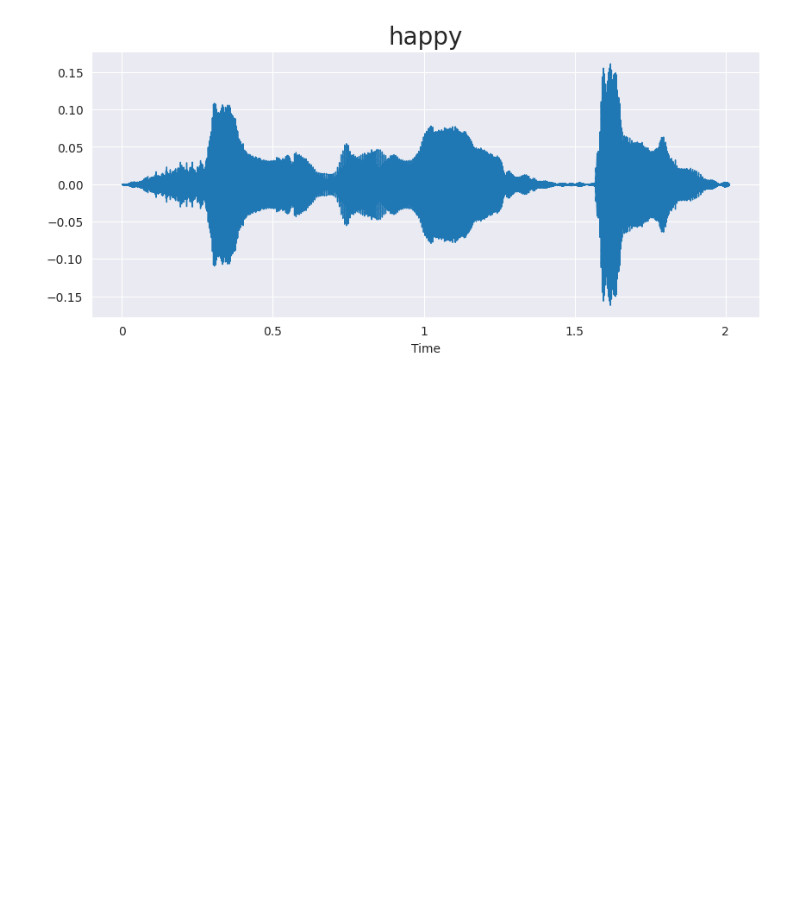
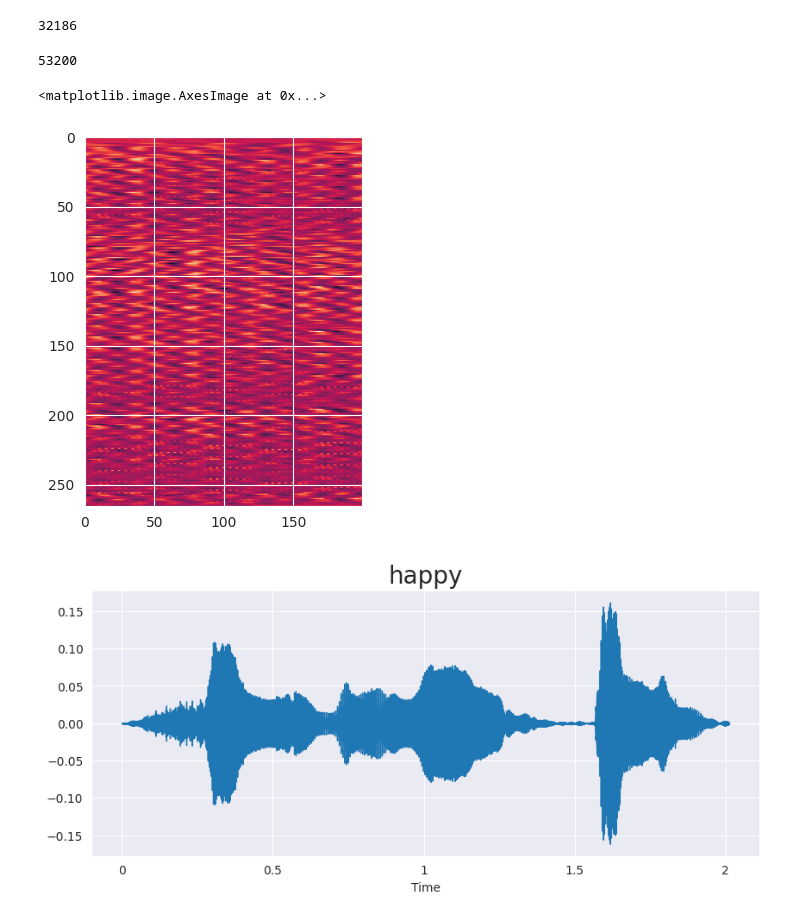
Before and after one commit to BlackFox1197/masterarbeit_programming, a Jupyter notebook: notebooks/playgrounds/soundstream_playground.ipynb, the cells around one changed output. Drawn from its saved outputs; the diff is of its cells as text; code cells hidden in the pictures; blank space fills up the shorter version.

```diff
--- a/notebooks/playgrounds/soundstream_playground.ipynb
+++ b/notebooks/playgrounds/soundstream_playground.ipynb
@@ -5,6 +5,7 @@ import torch
 import utils.exploratoryUtils as exU
 from matplotlib import pyplot as plt
 device = "cuda" if torch.cuda.is_available() else "cpu"
+device = "cpu"
 testTess = torchaudio.load("/home/ckwdani/Music/emotionDatasets/converted/tess/OAF_happy/OAF_beg_happy.flac")
 soundstream = SoundStream(
     codebook_size = 1024,
@@ -17,3 +24,30 @@ with torch.no_grad():
+# %%
+len(testTess[0][0])
+# %% [output]
+32186
+# %%
+import numpy as np
+from PIL import Image
+
+
+img = Image.open("/home/ckwdani/Downloads/stalin_resize.jpg").convert('L')
+
+# Convert the image to a NumPy array
+img_arr = np.array(img)
+
+sp = soundstream(torch.unsqueeze(torch.tensor((img_arr.flatten() / 255)-1, dtype=torch.float), dim=0).to(device), return_encoded = True)
+back = soundstream.decoder(sp[0])
+# %%
+back1 = back.detach()[0][0].numpy()
+back2 = np.append(back1, np.zeros(len(img_arr.flatten()) - len(back1)))
+len(back2)
+# %% [output]
+53200
+# %%
+plt.imshow(np.reshape((back2+1)*255, newshape=img_arr.shape))
+# %% [output]
+<matplotlib.image.AxesImage at 0x...>
+[figure, added]
 # %%
 exU.waveplot(testTess[0][0].numpy(), 16000, "happy")
 # %% [output]
```
Also changed, not shown: parts of 1 cell of this notebook, 6 other files.
